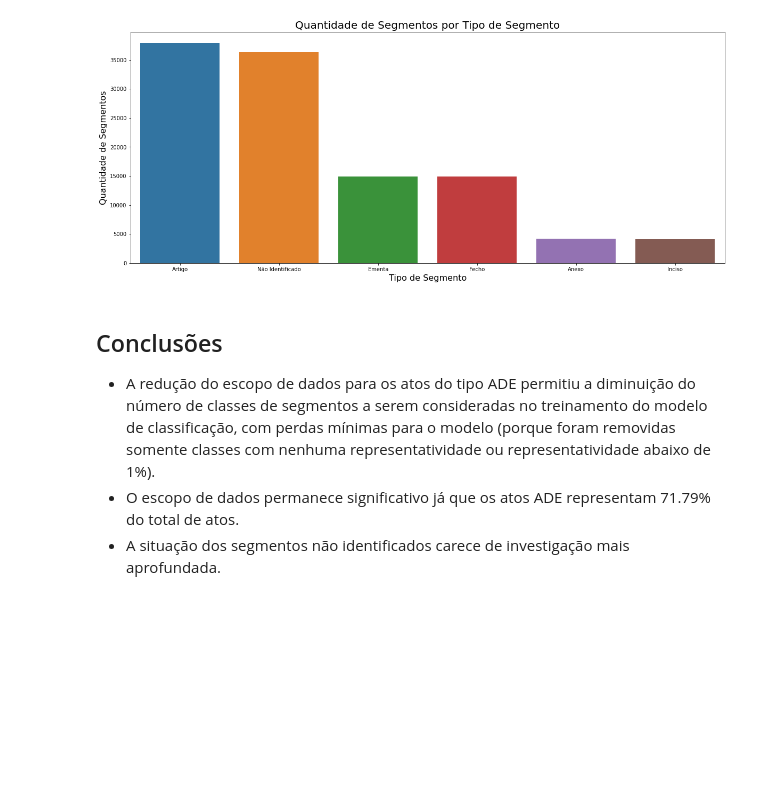
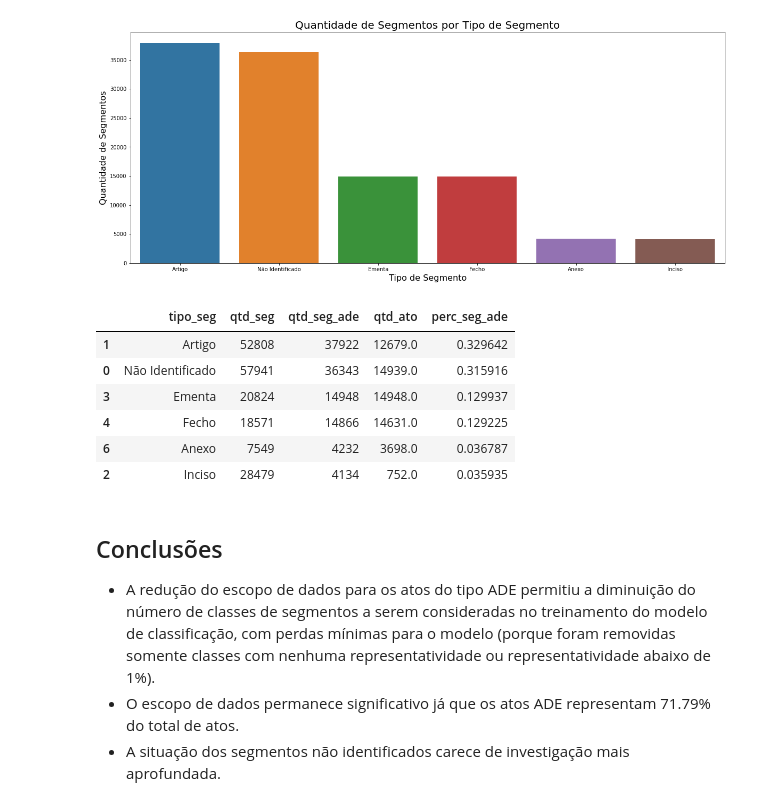
Before and after one commit to correialc/saan, a Jupyter notebook: analise-exploratoria.ipynb, the cells around one changed output. Drawn from its saved outputs; the diff is of its cells as text; code cells hidden in the pictures; blank space fills up the shorter version.

```diff
--- a/analise-exploratoria.ipynb
+++ b/analise-exploratoria.ipynb
@@ -233,13 +233,13 @@ df_seg_cons
 ### Excluindo classes com pouca (<1%) ou nenhuma representatividade (NaN) em atos ADE
 # %%
 # Nenhuma representatividade
-df_seg_cons.dropna(inplace=True)
-df_seg_cons['qtd_seg_ade'] = df_seg_cons['qtd_seg_ade'].astype('int')
+df_seg_comparativo.dropna(inplace=True)
+df_seg_comparativo['qtd_seg_ade'] = df_seg_comparativo['qtd_seg_ade'].astype('int')
 # %%
-total_seg_ade = df_seg_cons['qtd_seg_ade'].sum()
-df_seg_cons['perc_seg_ade'] = df_seg_cons['qtd_seg_ade']/total_seg_ade
+total_seg_ade = df_seg_comparativo['qtd_seg_ade'].sum()
+df_seg_comparativo['perc_seg_ade'] = df_seg_comparativo['qtd_seg_ade']/total_seg_ade
 # %%
 # Pouca representatividade
-df_seg_cons = df_seg_cons[df_seg_cons['perc_seg_ade']>=0.01]
+df_seg_comparativo = df_seg_comparativo[df_seg_comparativo['perc_seg_ade']>=0.01]
 # %%
-df_seg_cons.sort_values("qtd_seg_ade", ascending=False, inplace=True)
+df_seg_comparativo = df_seg_comparativo.sort_values(by='qtd_seg_ade', ascending=False)
@@ -257,6 +252,16 @@ ax.set_xlabel('Tipo de Segmento', fontsize=16)
 plt.show()
 # %% [output]
 [figure]
+# %%
+df_seg_comparativo
+# %% [output]
+|  | tipo_seg | qtd_seg | qtd_seg_ade | qtd_ato | perc_seg_ade |
+| 1 | Artigo | 52808 | 37922 | 12679.0 | 0.329642 |
+| 0 | Não Identificado | 57941 | 36343 | 14939.0 | 0.315916 |
+| 3 | Ementa | 20824 | 14948 | 14948.0 | 0.129937 |
+| 4 | Fecho | 18571 | 14866 | 14631.0 | 0.129225 |
+| 6 | Anexo | 7549 | 4232 | 3698.0 | 0.036787 |
+| 2 | Inciso | 28479 | 4134 | 752.0 | 0.035935 |
 # %% [markdown]
 ## Conclusões
 * A redução do escopo de dados para os atos do tipo ADE permitiu a diminuição do número de classes de segmentos a serem consideradas no treinamento do modelo de classificação, com perdas mínimas para o modelo (porque foram removidas somente classes com nenhuma representatividade ou representatividade abaixo de 1%).
```
Also changed, not shown: parts of 18 cells of this notebook.
